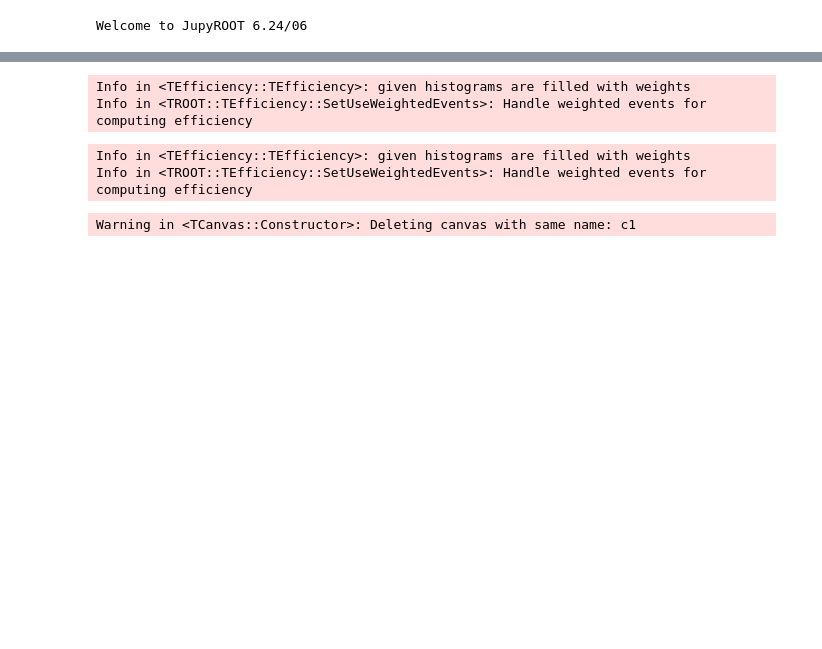
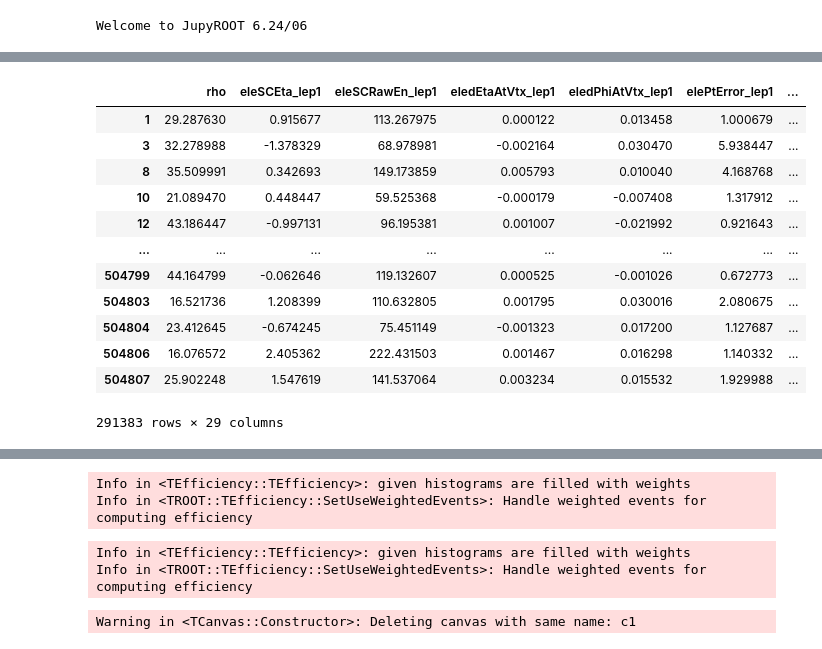
Before and after one commit to chw1207/HDalitzEle, a Jupyter notebook: Misc/MergedIDEff/effComp.ipynb, the cells around one changed output, grey strips where cells are left out. Cells and saved outputs as stored; diff of their text form; code cells hidden in the pictures; blank space fills up the shorter version.

```diff
--- a/Misc/MergedIDEff/effComp.ipynb
+++ b/Misc/MergedIDEff/effComp.ipynb
@@ -78,4 +52,31 @@ features = [
 ]
+# %%
+# branches = rdf.GetColumnNames()
+# branches_remain = []
+# for i in branches:
+#     if (rdf.GetColumnType(i) == "TLorentzVector"):
+#         continue
+
+#     branches_remain.append(str(i))
+
+arr = rdf.AsNumpy(columns = features+["category", "mcwei", "puwei", "elePresel_lep1", "eleCalibPt_lep1", "mcEta_lep1", "mcEta_lep2"])
+df = pd.DataFrame(arr)
+df_2gsf = df.query("category == 2")
+df_2gsf
+# %% [output]
+|  | rho | eleSCEta_lep1 | eleSCRawEn_lep1 | eledEtaAtVtx_lep1 | eledPhiAtVtx_lep1 | elePtError_lep1 | ... |
+| 1 | 29.287630 | 0.915677 | 113.267975 | 0.000122 | 0.013458 | 1.000679 | ... |
+| 3 | 32.278988 | -1.378329 | 68.978981 | -0.002164 | 0.030470 | 5.938447 | ... |
+| 8 | 35.509991 | 0.342693 | 149.173859 | 0.005793 | 0.010040 | 4.168768 | ... |
+| 10 | 21.089470 | 0.448447 | 59.525368 | -0.000179 | -0.007408 | 1.317912 | ... |
+| 12 | 43.186447 | -0.997131 | 96.195381 | 0.001007 | -0.021992 | 0.921643 | ... |
+| ... | ... | ... | ... | ... | ... | ... | ... |
+| 504799 | 44.164799 | -0.062646 | 119.132607 | 0.000525 | -0.001026 | 0.672773 | ... |
+| 504803 | 16.521736 | 1.208399 | 110.632805 | 0.001795 | 0.030016 | 2.080675 | ... |
+| 504804 | 23.412645 | -0.674245 | 75.451149 | -0.001323 | 0.017200 | 1.127687 | ... |
+| 504806 | 16.076572 | 2.405362 | 222.431503 | 0.001467 | 0.016298 | 1.140332 | ... |
+| 504807 | 25.902248 | 1.547619 | 141.537064 | 0.003234 | 0.015532 | 1.929988 | ... |
+291383 rows × 29 columns
 # %%
 def convert_class(arr, Type):
     if Type not in ["Merged-1Gsf", "Merged-2Gsf"]:
```
Also changed, not shown: parts of 10 cells of this notebook, 6 other files.
